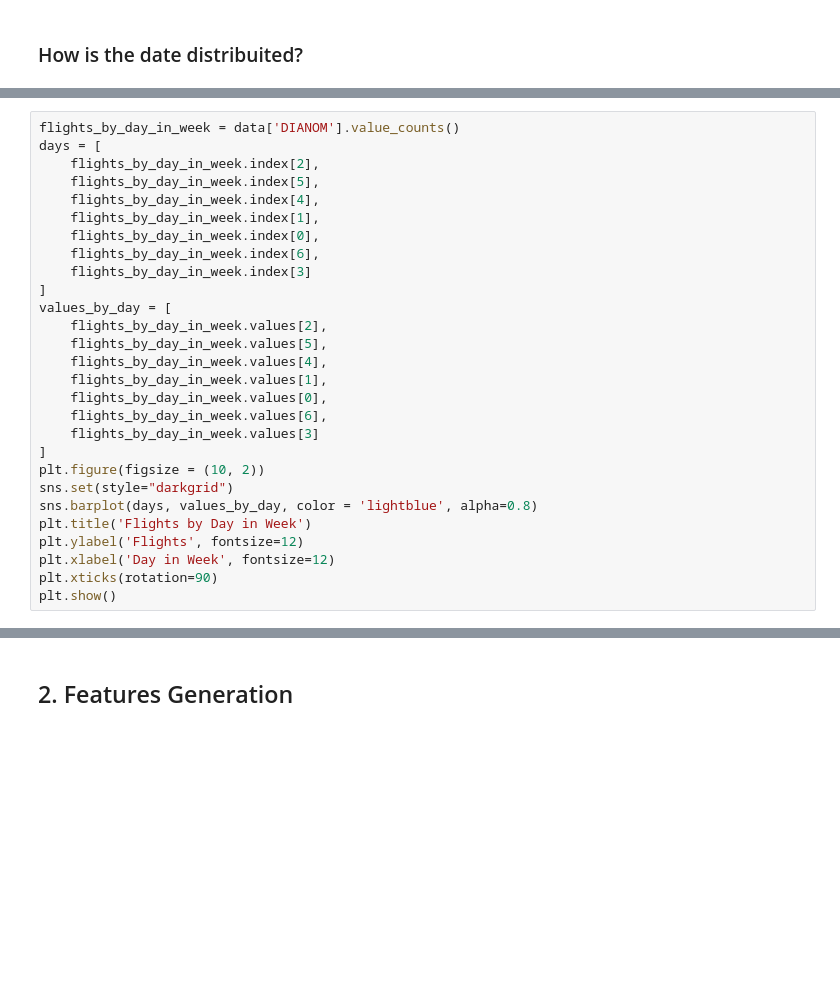
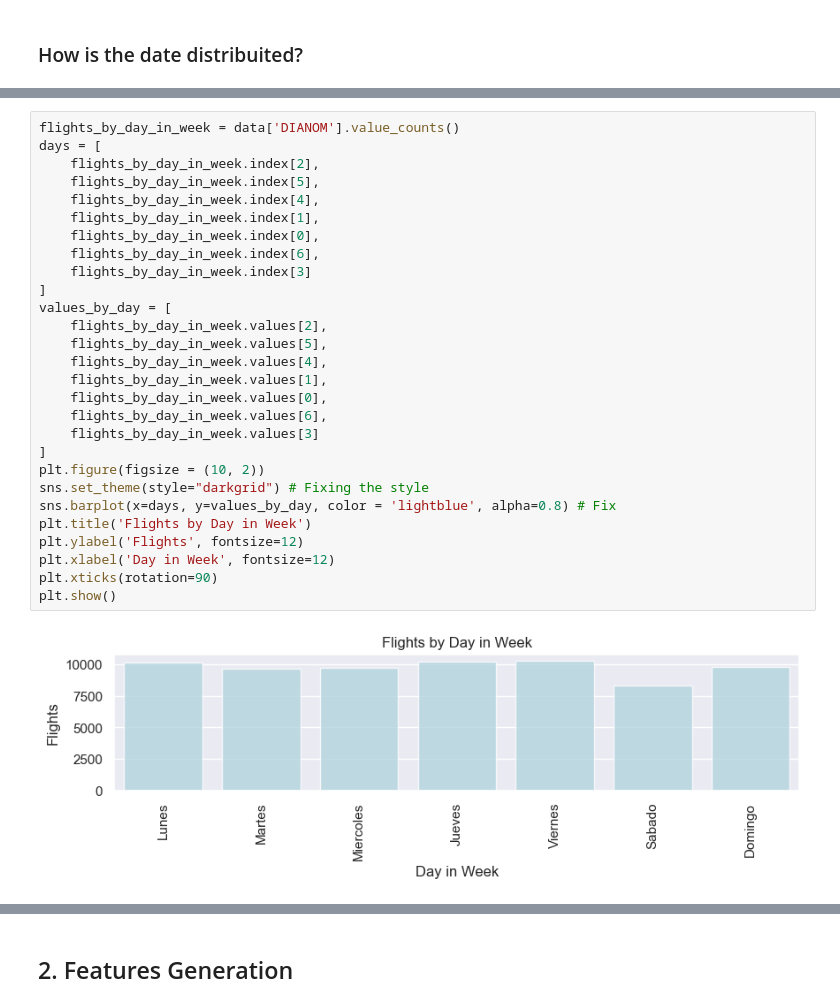
Before and after one commit to alejandrocarmu/latam-mle-challenge, a Jupyter notebook: challenge/exploration.ipynb, the cells around one changed output, grey strips where cells are left out. Cells and saved outputs as stored; diff of their text form; blank space fills up the shorter version.

```diff
--- a/challenge/exploration.ipynb
+++ b/challenge/exploration.ipynb
@@ -50,30 +72,32 @@ plt.show()
 # %%
 flights_by_day_in_week = data['DIANOM'].value_counts()
 days = [
     flights_by_day_in_week.index[2],
     flights_by_day_in_week.index[5],
     flights_by_day_in_week.index[4],
     flights_by_day_in_week.index[1],
     flights_by_day_in_week.index[0],
     flights_by_day_in_week.index[6],
     flights_by_day_in_week.index[3]
 ]
 values_by_day = [
     flights_by_day_in_week.values[2],
     flights_by_day_in_week.values[5],
     flights_by_day_in_week.values[4],
     flights_by_day_in_week.values[1],
     flights_by_day_in_week.values[0],
     flights_by_day_in_week.values[6],
     flights_by_day_in_week.values[3]
 ]
 plt.figure(figsize = (10, 2))
-sns.set(style="darkgrid")
-sns.barplot(days, values_by_day, color = 'lightblue', alpha=0.8)
+sns.set_theme(style="darkgrid") # Fixing the style
+sns.barplot(x=days, y=values_by_day, color = 'lightblue', alpha=0.8) # Fix
 plt.title('Flights by Day in Week')
 plt.ylabel('Flights', fontsize=12)
 plt.xlabel('Day in Week', fontsize=12)
 plt.xticks(rotation=90)
 plt.show()
+# %% [output]
+[figure, added]
 # %%
 flights_by_type = data['TIPOVUELO'].value_counts()
```
Also changed, not shown: parts of 53 cells of this notebook, 1 other file.
